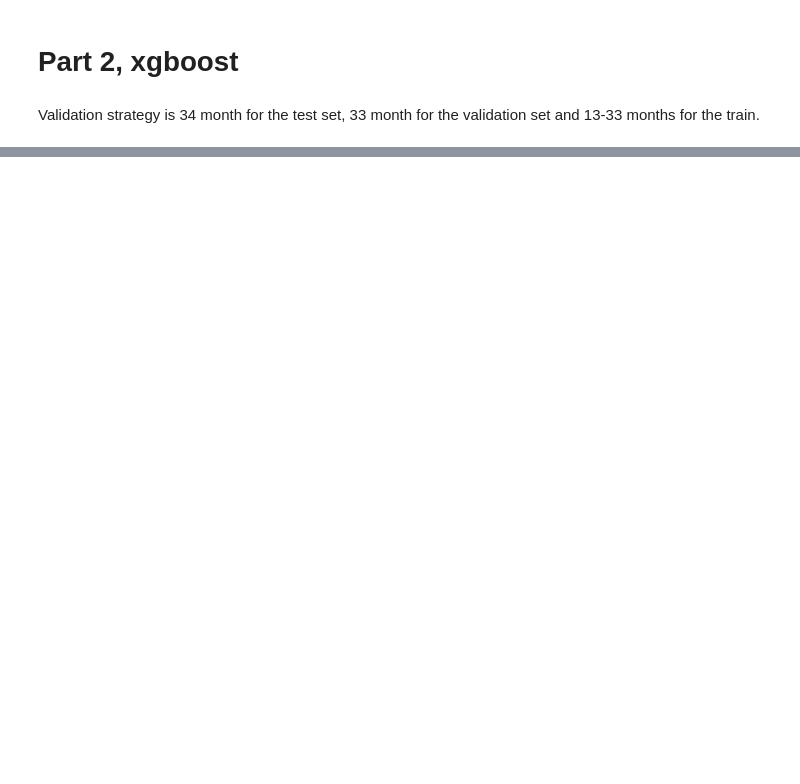
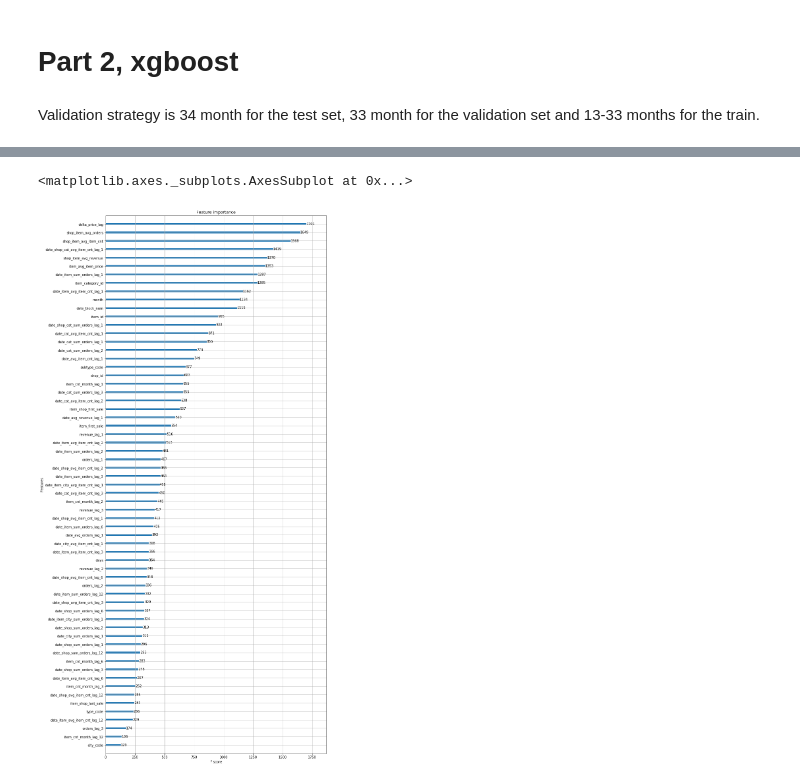
Before and after one commit to dlarionov/1c, a Jupyter notebook: Predict sales.ipynb, the cells around one changed output, grey strips where cells are left out. Drawn from its saved outputs; the diff is of its cells as text; code cells hidden in the pictures; blank space fills up the shorter version.

```diff
--- a/Predict sales.ipynb
+++ b/Predict sales.ipynb
@@ -594,11 +591,11 @@ def plot_features(booster, figsize):
 # %% [markdown]
 Validation strategy is 34 month for the test set, 33 month for the validation set and 13-33 months for the train.
 # %%
-X_train = data[data.date_block_num < 33].drop(['item_cnt_month'], axis=1)
-Y_train = data[data.date_block_num < 33]['item_cnt_month']
-X_valid = data[data.date_block_num == 33].drop(['item_cnt_month'], axis=1)
-Y_valid = data[data.date_block_num == 33]['item_cnt_month']
-X_test = data[data.date_block_num == 34].drop(['item_cnt_month'], axis=1)
+X_train = matrix[matrix.date_block_num < 33].drop(['item_cnt_month'], axis=1)
+Y_train = matrix[matrix.date_block_num < 33]['item_cnt_month']
+X_valid = matrix[matrix.date_block_num == 33].drop(['item_cnt_month'], axis=1)
+Y_valid = matrix[matrix.date_block_num == 33]['item_cnt_month']
+X_test = matrix[matrix.date_block_num == 34].drop(['item_cnt_month'], axis=1)
 # %%
 del matrix
 del cache
@@ -614,7 +611,7 @@ gc.collect();
 ts = time.time()
 
 model = XGBRegressor(
-    max_depth=12,
+    max_depth=8,
     min_child_weight=300,
     colsample_bytree=0.8,
     colsample_bylevel=0.8,
@@ -636,7 +652,10 @@ time.time() - ts
 Y_pred = model.predict(X_valid).clip(0, 20)
 Y_test = model.predict(X_test).clip(0, 20)
 # %%
-plot_features(model, (12,42))
+plot_features(model, (12,30))
+# %% [output]
+<matplotlib.axes._subplots.AxesSubplot at 0x...>
+[figure, added]
 # %%
 test  = pd.read_csv('test.csv.gz', compression='gzip')
 submission = pd.DataFrame({
```
Also changed, not shown: parts of 22 cells of this notebook.
